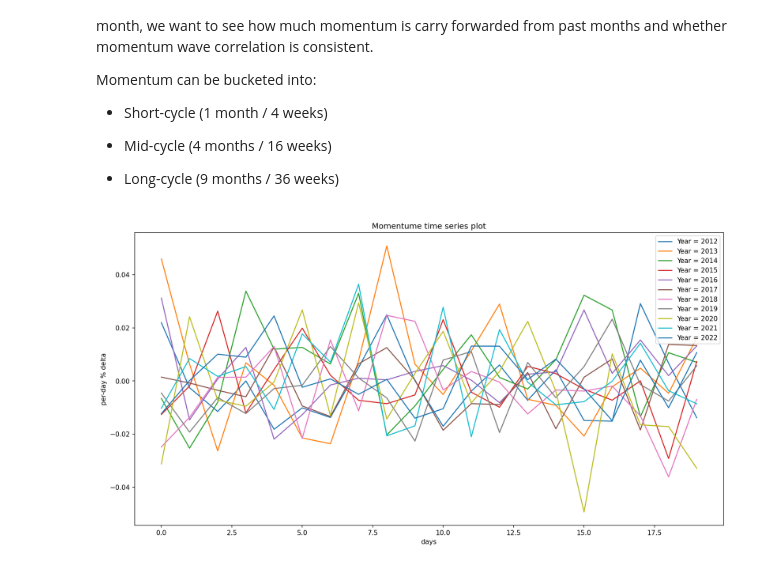
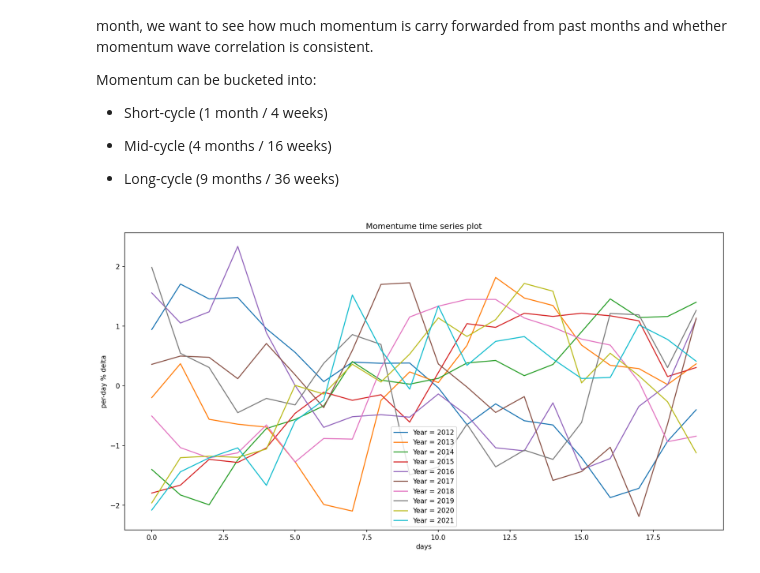
Before and after one commit to 345ishaan/algorithmic_trading, a Jupyter notebook: Stock_Mode_Analysis.ipynb, the cells around one changed output. Drawn from its saved outputs; the diff is of its cells as text; code cells hidden in the pictures.

```diff
--- a/Stock_Mode_Analysis.ipynb
+++ b/Stock_Mode_Analysis.ipynb
@@ -55,7 +59,7 @@ def tickers_in_index(url_path):
 # %%
 #@title Params
 start_year = 2012 #@param {type:"integer"}
-end_year = 2022 #@param {type:"integer"}
+end_year = 2020 #@param {type:"integer"}
 index_name = 'NIFTY_LARGEMIDCAP_250' #@param
 # %%
 stock_tickers = tickers_in_index(NSE_INDEX_TO_CSV[index_name])
@@ -183,7 +227,7 @@ Momentum can be bucketed into:
 
 *   Long-cycle (9 months / 36 weeks)
 # %%
-def get_past_week_momentum(stock: str, num_before_weeks: int, before_month: int, start_year: int, end_year: int):
+def get_past_week_momentum(stock: str, num_before_weeks: int, before_month: int, start_year: int, end_year: int, normalize_time_series: bool):
   '''
   Get data for the given stock for num_weeks before the month provided from
   start to end year.
@@ -206,13 +250,22 @@ def get_past_week_momentum(stock: str, num_before_weeks: int, before_month: int,
       try:
         open = stock_data['Open'][stock][date_str]
         close = stock_data['Close'][stock][date_str]
+        adj_close = stock_data['Adj Close'][stock][date_str]
         delta = (close-open) / open
-        momentum[year]['metric'].append(delta)
+        momentum[year]['metric'].append(adj_close)
         momentum[year]['date'].append(date_str)
         count_before += 1
       except Exception as e:
         continue
+
     momentum[year]['metric'].reverse()
+    if normalize_time_series:
+      metric_np = np.array(momentum[year]['metric'])
+      mean_t = np.nanmean(metric_np, axis=0, keepdims=True)
+      std_t = np.nanstd(metric_np, axis=0, keepdims=True)
+      std_t[std_t == 0.] = 1.
+      metric_np = (metric_np - mean_t) / std_t
+      momentum[year]['metric'] = metric_np.tolist()
     momentum[year]['date'].reverse()
     label_str = f'Year = {year}'
     pd.DataFrame(data=momentum[year])['metric'].plot(label=label_str)
@@ -222,6 +275,6 @@ def get_past_week_momentum(stock: str, num_before_weeks: int, before_month: int,
   plt.legend()
   return momentum
 # %%
-short_momentum = get_past_week_momentum(stock='TORNTPHARM.NS', num_before_weeks=4, before_month=7,start_year=2012, end_year=2022)
+short_momentum = get_past_week_momentum(stock='TORNTPHARM.NS', num_before_weeks=4, before_month=7,start_year=2012, end_year=2021, normalize_time_series=True)
 # %% [output]
-[figure, old version]
+[figure, new version]
```
Also changed, not shown: parts of 15 cells of this notebook.
